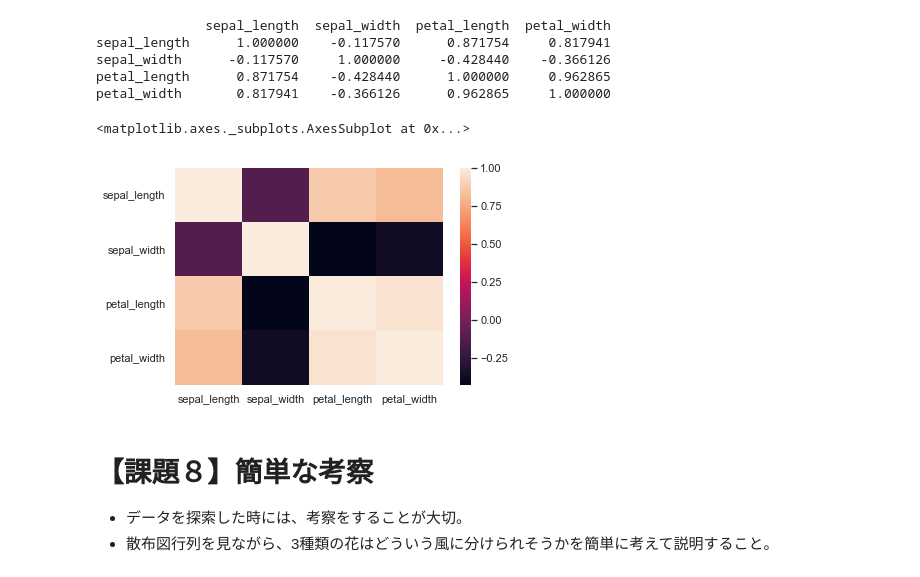
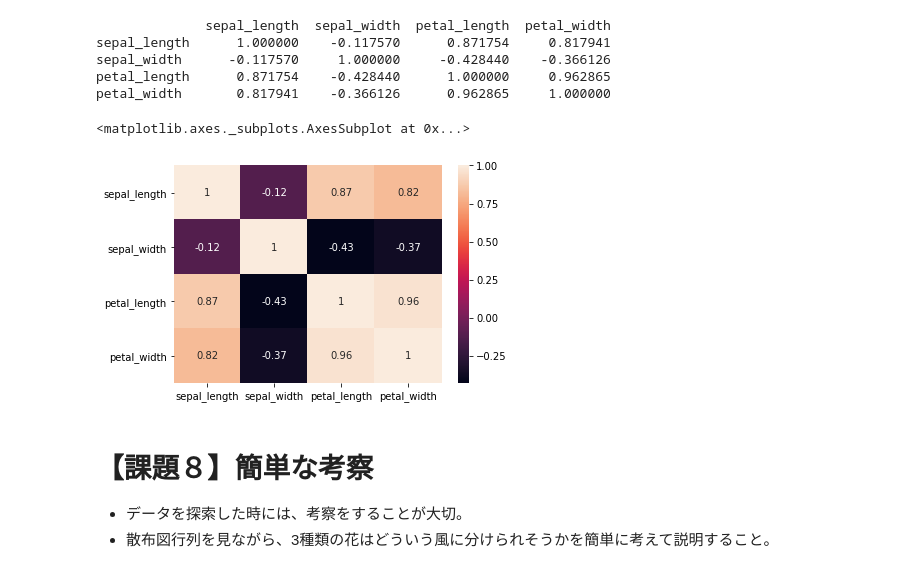
Before and after one commit to onlyisnotlonely/diveintocode-ml, a Jupyter notebook: week3/week3-work1.ipynb, the cells around one changed output. Drawn from its saved outputs; the diff is of its cells as text; code cells hidden in the pictures.

```diff
--- a/week3/week3-work1.ipynb
+++ b/week3/week3-work1.ipynb
@@ -437,10 +413,10 @@ petal_width       0.817941    -0.366126      0.962865     1.000000
 # %%
 # 相関係数行列のヒートマップを作る
 
-sns.heatmap(corr_matrix)
+sns.heatmap(corr_matrix, annot=True) # annot = Trueで
 # %% [output]
 <matplotlib.axes._subplots.AxesSubplot at 0x...>
-[figure, old version]
+[figure, new version]
 # %% [markdown]
 # 【課題８】簡単な考察
 
```
Also changed, not shown: parts of 8 cells of this notebook.
